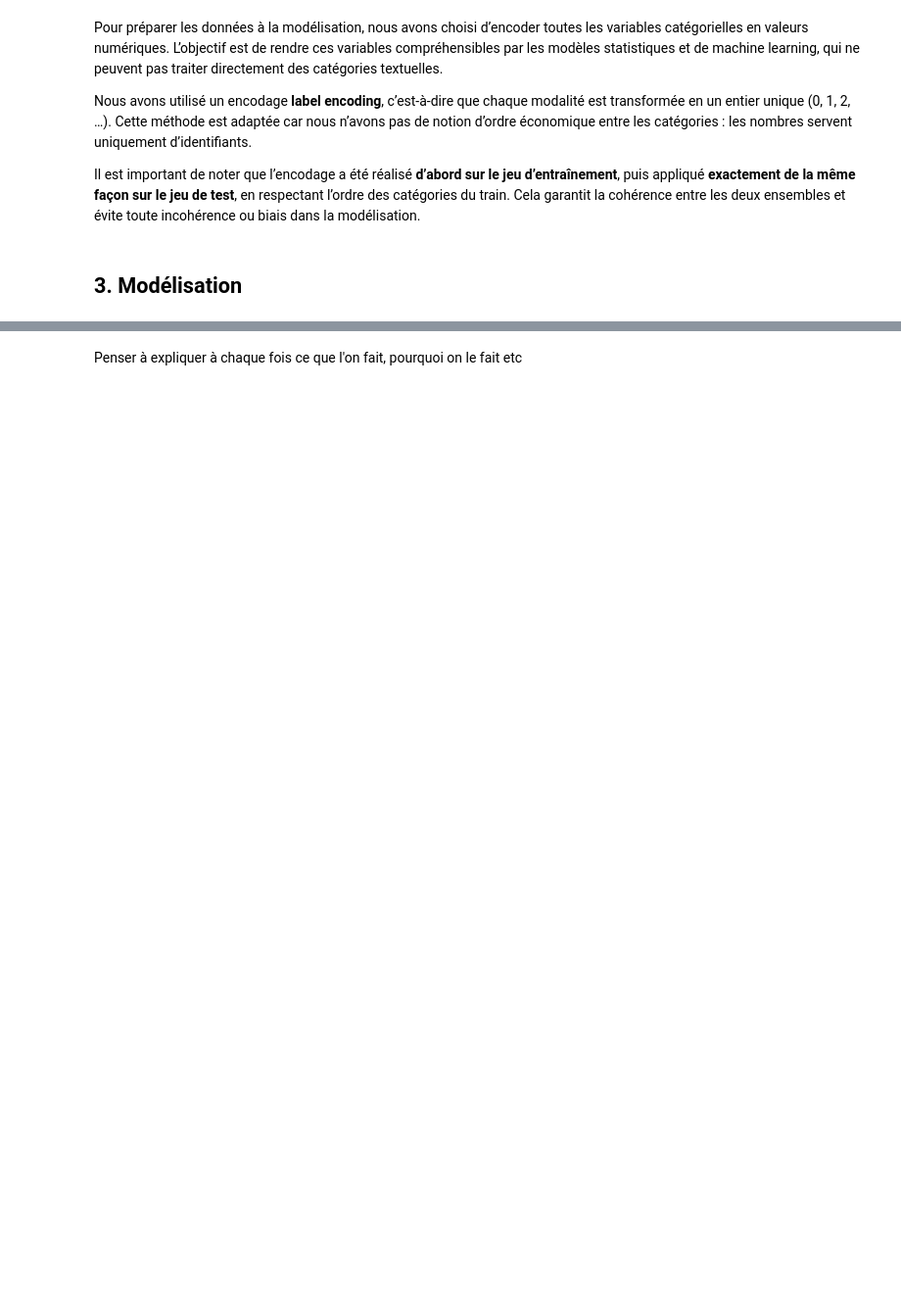
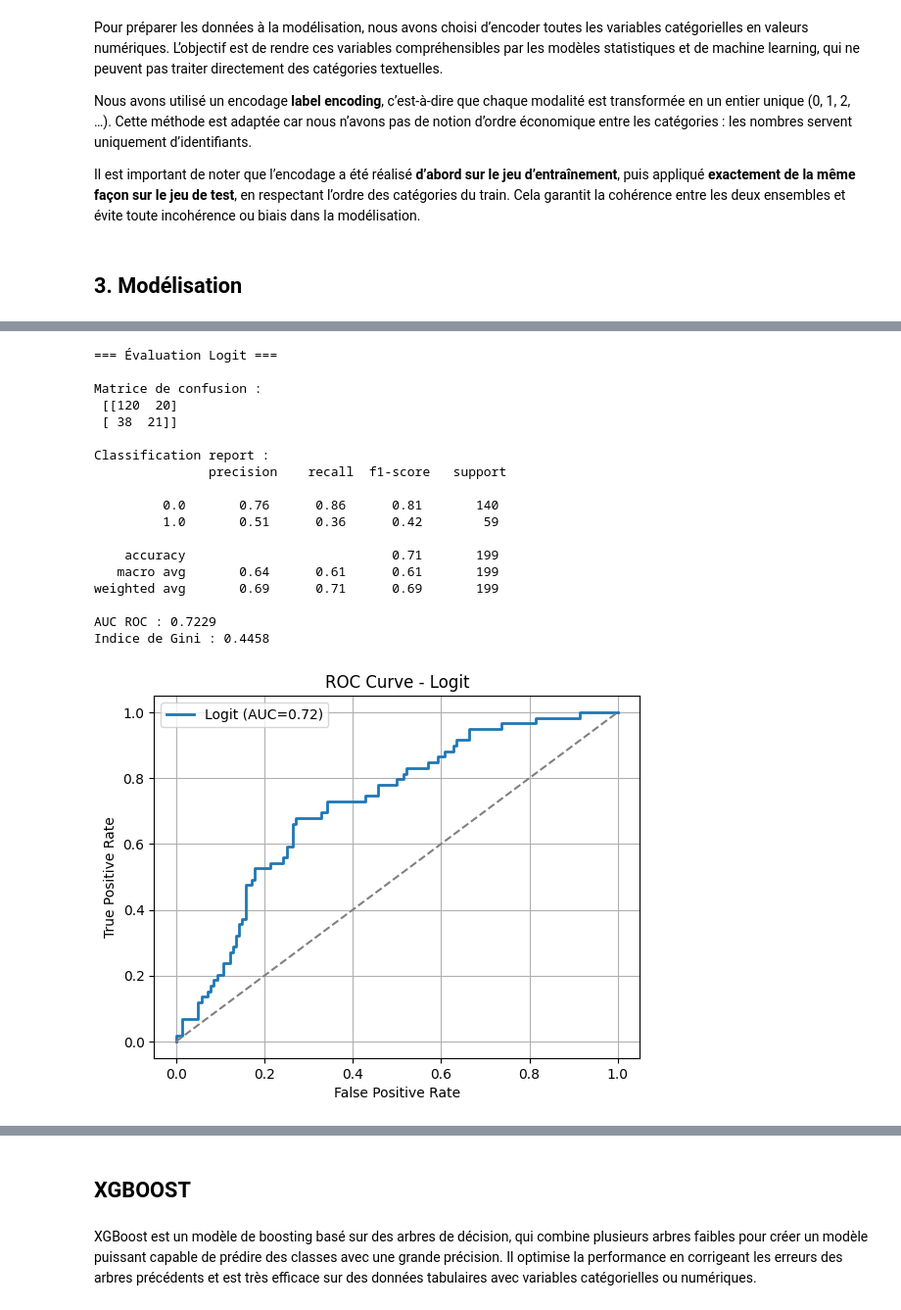
Before and after one commit to Djayan-D/projet_scoring, a Jupyter notebook: notebooks/script.ipynb, the cells around one changed output, grey strips where cells are left out. Shown at 98% size. Drawn from its saved outputs; the diff is of its cells as text; code cells hidden in the pictures; blank space fills up the shorter version.

Commit message:
ajout des modeles

```diff
--- a/notebooks/script.ipynb
+++ b/notebooks/script.ipynb
@@ -838,0 +822,7 @@ Il est important de noter que l’encodage a été réalisé **d’abord sur le
+# %%
+# Séparer X / y + on enlève Clé
+TARGET = 'Cible'
+X_train = train_df2.drop(columns=[TARGET, 'Cle'])
+y_train = train_df2[TARGET]
+X_test  = test_df2.drop(columns=[TARGET, 'Cle'])
+y_test  = test_df2[TARGET]
@@ -838,0 +835,12 @@ Il est important de noter que l’encodage a été réalisé **d’abord sur le
+# %%
+import statsmodels.api as sm
+
+X_train = X_train.astype(float)  # toutes les colonnes numériques
+
+# logit
+logit_model = sm.Logit(y_train, X_train).fit()
+print(logit_model.summary())
+
+# probit
+probit_model = sm.Probit(y_train, X_train).fit()
+print(probit_model.summary())
@@ -838,0 +898,50 @@ Il est important de noter que l’encodage a été réalisé **d’abord sur le
+# %%
+# Fonction d'évaluation
+def eval_model(y_true, y_pred, y_proba, model_name="Model"):
+    print(f"\n=== Évaluation {model_name} ===")
+    # Matrice de confusion
+    cm = confusion_matrix(y_true, y_pred)
+    print("\nMatrice de confusion :\n", cm)
+    print("\nClassification report :\n", classification_report(y_true, y_pred))
+
+    # AUC & Gini
+    auc = roc_auc_score(y_true, y_proba)
+    gini = 2*auc - 1
+    print(f"AUC ROC : {auc:.4f}")
+    print(f"Indice de Gini : {gini:.4f}")
+
+    # Courbe ROC
+    fpr, tpr, _ = roc_curve(y_true, y_proba)
+    plt.figure()
+    plt.plot(fpr, tpr, linewidth=2, label=f'{model_name} (AUC={auc:.2f})')
+    plt.plot([0,1], [0,1], '--', color='gray')
+    plt.xlabel("False Positive Rate")
+    plt.ylabel("True Positive Rate")
+    plt.title(f"ROC Curve - {model_name}")
+    plt.legend()
+    plt.grid(True)
+    plt.show()
+
+# Évaluer les deux modèles
+eval_model(y_test, y_pred_logit, y_proba_logit, "Logit")
+eval_model(y_test, y_pred_probit, y_proba_probit, "Probit")
+# %% [output]
+=== Évaluation Logit ===
+
+Matrice de confusion :
+ [[120  20]
+ [ 38  21]]
+
+Classification report :
+               precision    recall  f1-score   support
+
+         0.0       0.76      0.86      0.81       140
+         1.0       0.51      0.36      0.42        59
+
+    accuracy                           0.71       199
+   macro avg       0.64      0.61      0.61       199
+weighted avg       0.69      0.71      0.69       199
+
+AUC ROC : 0.7229
+Indice de Gini : 0.4458
+[figure, added]
@@ -839,2 +967,2 @@ Il est important de noter que l’encodage a été réalisé **d’abord sur le
 # %% [markdown]
-Penser à expliquer à chaque fois ce que l'on fait, pourquoi on le fait etc
+## XGBOOST
@@ -842,0 +969,3 @@ Penser à expliquer à chaque fois ce que l'on fait, pourquoi on le fait etc
+# %% [markdown]
+XGBoost est un modèle de boosting basé sur des arbres de décision, qui combine plusieurs arbres faibles pour créer un modèle puissant capable de prédire des classes avec une grande précision.
+Il optimise la performance en corrigeant les erreurs des arbres précédents et est très efficace sur des données tabulaires avec variables catégorielles ou numériques.
```
Also changed, not shown: parts of 34 cells of this notebook, 2 other files.
